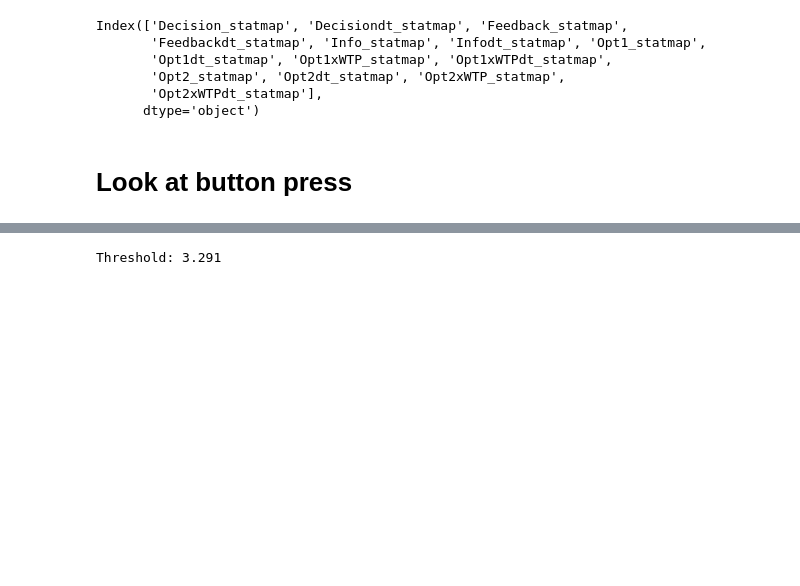
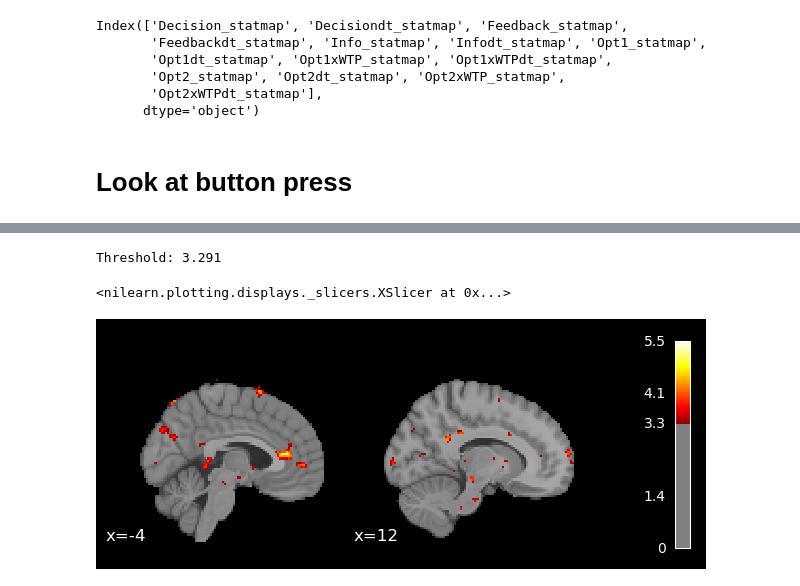
Before and after one commit to hugofluhr/learning-habits-analysis, a Jupyter notebook: notebooks/social-risk_second_lvl.ipynb, the cells around one changed output, grey strips where cells are left out. Saved outputs shown, nothing was run; the diff lists cells and outputs as text; code cells hidden in the pictures; blank space fills up the shorter version.

```diff
--- a/notebooks/social-risk_second_lvl.ipynb
+++ b/notebooks/social-risk_second_lvl.ipynb
@@ -129,6 +163,13 @@ WTP_WB_zmap = second_level_model_sc.compute_contrast(contrast_vector, output_typ
 # %%
-WTP_thresholded_zmap, WTP_threshold = threshold_stats_img(WTP_WB_zmap, alpha=0.001, height_control='fpr')
-print(f"Threshold: {WTP_threshold:.3f}")
+unpaired_thresholded_zmap, unpaired_threshold = threshold_stats_img(unpaired_map,
+                                                                    alpha=0.001,
+                                                                    height_control='fpr'
+                                                                    )
+print(f"Threshold: {unpaired_threshold:.3f}")
+plot_stat_map(unpaired_thresholded_zmap, threshold=unpaired_threshold,
+               black_bg=True, display_mode='x', cut_coords=[-4, 12],title='')
 # %% [output]
 Threshold: 3.291
+<nilearn.plotting.displays._slicers.XSlicer at 0x...>
+[figure, added]
 # %%
```
Also changed, not shown: parts of 9 cells of this notebook.
